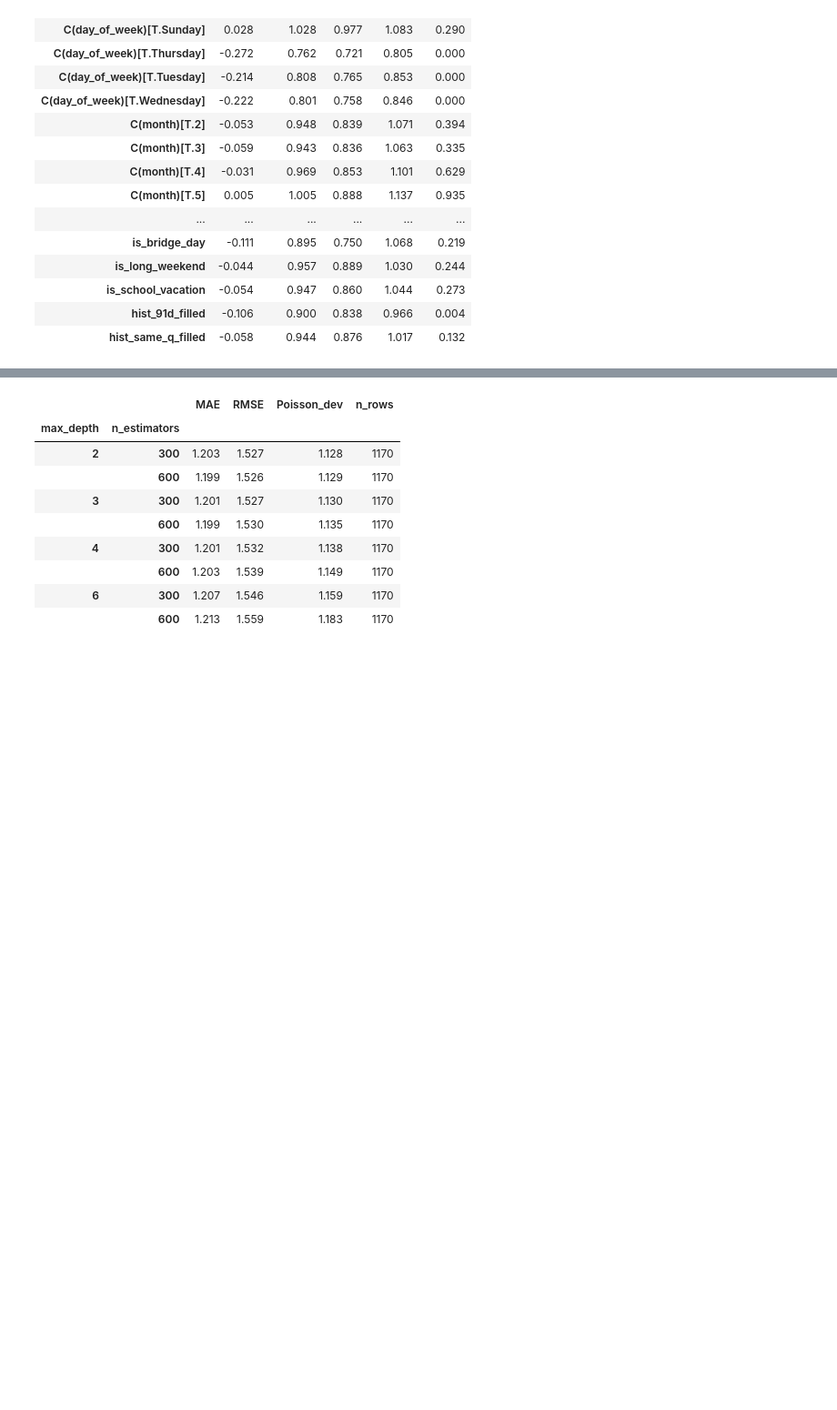
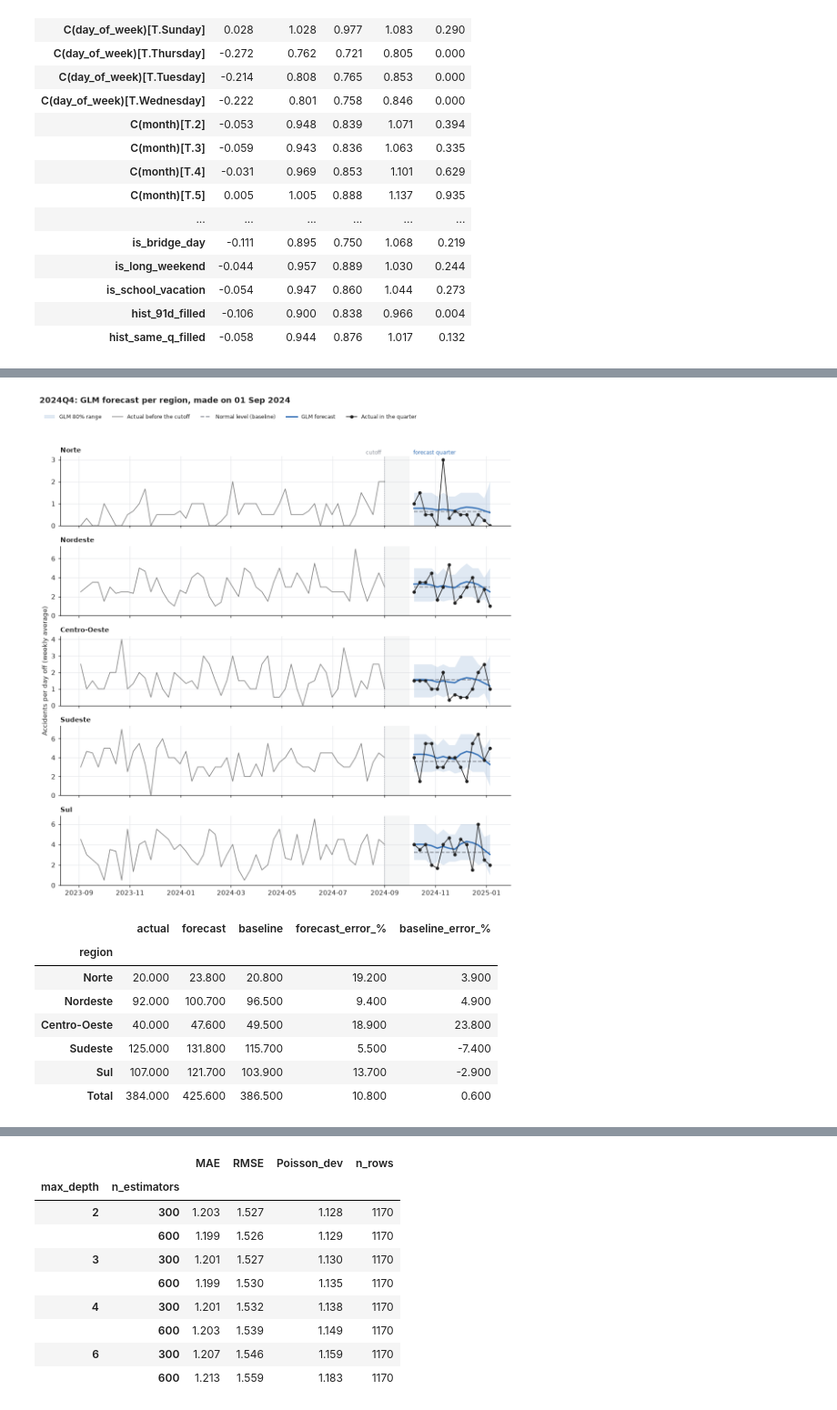
Before and after one commit to ivanya93/road_safety_machine_learning, a Jupyter notebook: notebooks/03_Modelling.ipynb, the cells around one changed output, grey strips where cells are left out. Shown at 91% size. Drawn from its saved outputs; the diff is of its cells as text; code cells hidden in the pictures; blank space fills up the shorter version.

```diff
--- a/notebooks/03_Modelling.ipynb
+++ b/notebooks/03_Modelling.ipynb
@@ -557,0 +903,14 @@ coefs.round(3)
+# %%
+# 4.5.2. One forecast quarter per region: the year before the cutoff, then the forecast with an 80% range
+QUARTER = "2024Q4"   # any validation quarter: 2023Q1 ... 2024Q4
+plot_quarter_regions("glm_poisson", QUARTER).round(1)
+# %% [output]
+[figure, added]
+|  | actual | forecast | baseline | forecast_error_% | baseline_error_% |
+| region |  |  |  |  |  |
+| Norte | 20.000 | 23.800 | 20.800 | 19.200 | 3.900 |
+| Nordeste | 92.000 | 100.700 | 96.500 | 9.400 | 4.900 |
+| Centro-Oeste | 40.000 | 47.600 | 49.500 | 18.900 | 23.800 |
+| Sudeste | 125.000 | 131.800 | 115.700 | 5.500 | -7.400 |
+| Sul | 107.000 | 121.700 | 103.900 | 13.700 | -2.900 |
+| Total | 384.000 | 425.600 | 386.500 | 10.800 | 0.600 |
```
Also changed, not shown: parts of 86 cells of this notebook.
